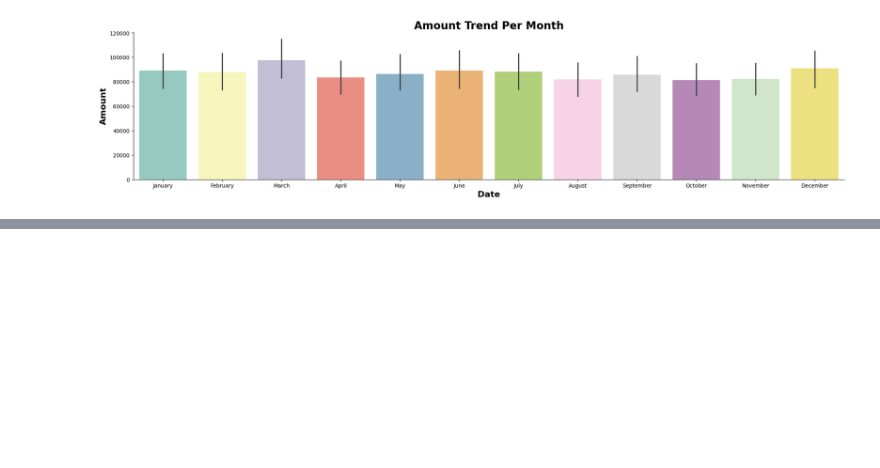
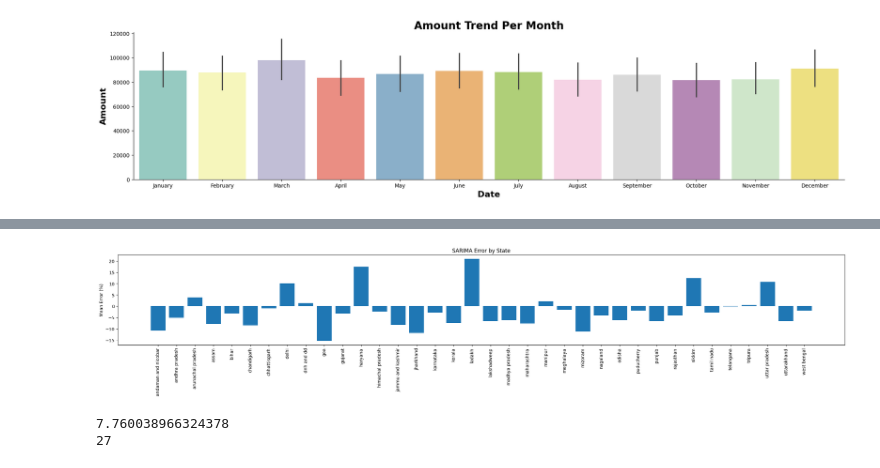
Before and after one commit to IamRaNo/india-logistics-hub-optimizer, a Jupyter notebook: jupyter notebooks/01_forecasting.ipynb, the cells around one changed output, grey strips where cells are left out. Saved outputs shown, nothing was run; the diff lists cells and outputs as text; code cells hidden in the pictures; blank space fills up the shorter version.

```diff
--- a/jupyter notebooks/01_forecasting.ipynb
+++ b/jupyter notebooks/01_forecasting.ipynb
@@ -388,0 +549,19 @@ plt.show()
+# %%
+test_check = volume_test.merge(volume_preds, on=['unique_id', 'ds'])
+test_check['error_pct'] = (test_check['SARIMA'] - test_check['y']) / test_check['y'] * 100
+state_error = test_check.groupby('unique_id')['error_pct'].mean().round(1).reset_index(name='error')
+plt.figure(figsize=(24, 5))
+plt.bar(state_error['unique_id'], state_error['error'])
+plt.xticks(rotation=90)
+plt.ylabel('Mean Error (%)')
+plt.title('SARIMA Error by State')
+plt.tight_layout()
+plt.show()
+# %% [output]
+[figure, added]
+# %%
+print(test_check['error_pct'].abs().mean())
+print((state_error < 0).sum())
+# %% [output]
+7.760038966324378
+27
```
Also changed, not shown: parts of 23 cells of this notebook, 2 other files.
